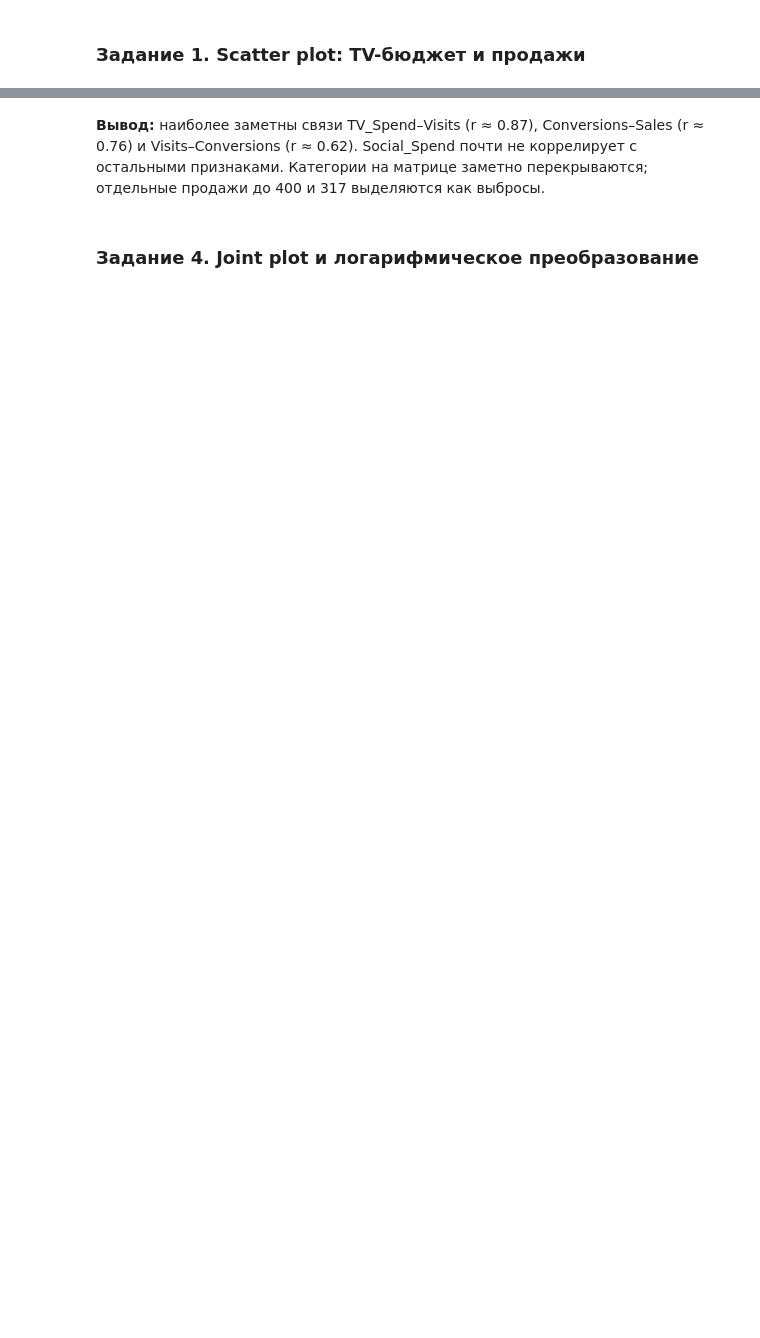
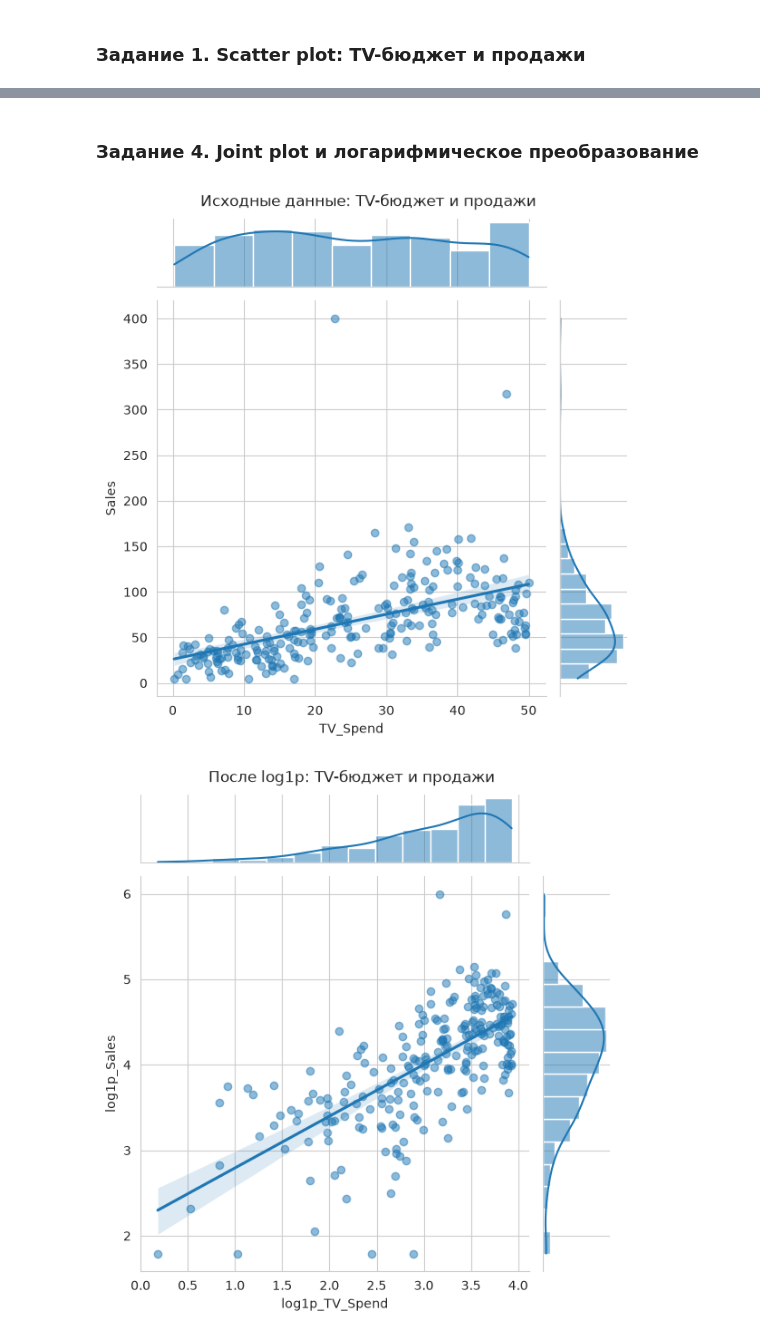
Before and after one commit to Torfiks/university, a Jupyter notebook: processing_and_anals/task_8/task_8.ipynb, the cells around one changed output, grey strips where cells are left out. Cells and saved outputs as stored; diff of their text form; code cells hidden in the pictures; blank space fills up the shorter version.

```diff
--- a/processing_and_anals/task_8/task_8.ipynb
+++ b/processing_and_anals/task_8/task_8.ipynb
@@ -59,16 +123,19 @@ print(pairs.head(6).round(3))
-# %% [markdown]
-**Вывод:** наиболее заметны связи TV_Spend–Visits (r ≈ 0.87), Conversions–Sales (r ≈ 0.76) и Visits–Conversions (r ≈ 0.62). Social_Spend почти не коррелирует с остальными признаками. Категории на матрице заметно перекрываются; отдельные продажи до 400 и 317 выделяются как выбросы.
 # %% [markdown]
 ### Задание 4. Joint plot и логарифмическое преобразование
 # %%
 g = sns.jointplot(data=df, x='TV_Spend', y='Sales', kind='reg', height=6, scatter_kws={'alpha': 0.5})
-g.fig.suptitle('Исходные TV-бюджет и продажи', y=1.02)
+g.fig.suptitle('Исходные данные: TV-бюджет и продажи', y=1.02)
 plt.show()
+
 log_df = df[['TV_Spend', 'Sales']].apply(np.log1p).rename(columns={'TV_Spend': 'log1p_TV_Spend', 'Sales': 'log1p_Sales'})
 g = sns.jointplot(data=log_df, x='log1p_TV_Spend', y='log1p_Sales', kind='reg', height=6, scatter_kws={'alpha': 0.5})
-g.fig.suptitle('Логарифмы TV-бюджета и продаж', y=1.02)
+g.fig.suptitle('После log1p: TV-бюджет и продажи', y=1.02)
 plt.show()
-print(f'Корреляция Пирсона до преобразования: {df.TV_Spend.corr(df.Sales):.3f}')
+
+print(f'Корреляция Пирсона до преобразования:    {df.TV_Spend.corr(df.Sales):.3f}')
 print(f'Корреляция Пирсона после преобразования: {log_df.log1p_TV_Spend.corr(log_df.log1p_Sales):.3f}')
-print('Асимметрия до:', df[['TV_Spend', 'Sales']].skew().round(2).to_dict())
+print('Асимметрия до:  ', df[['TV_Spend', 'Sales']].skew().round(2).to_dict())
 print('Асимметрия после:', log_df.skew().round(2).to_dict())
+# %% [output]
+[figure, added]
+[figure, added]
```
Also changed, not shown: parts of 14 cells of this notebook, 22 other files.
